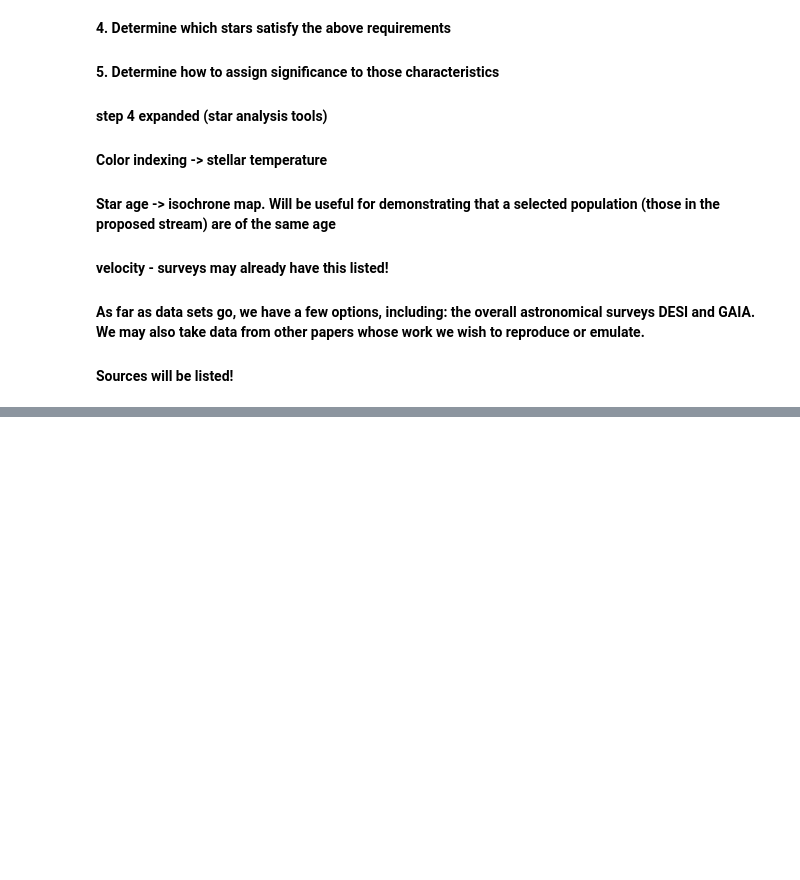
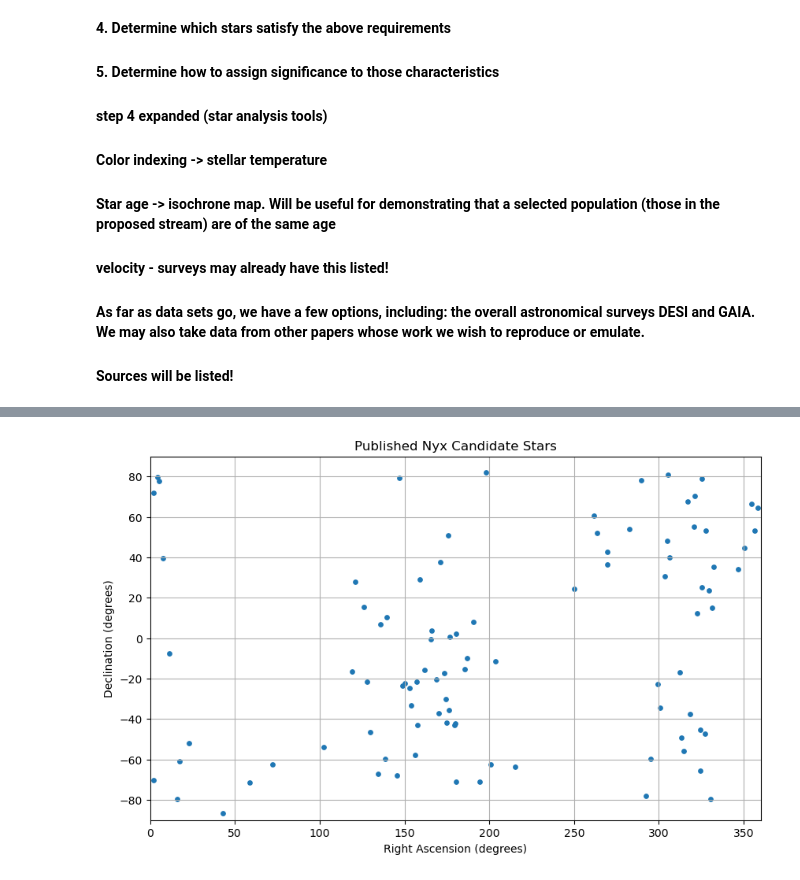
Before and after one commit to willmhstelter/Stelter434, a Jupyter notebook: Lab5_Stelter.ipynb, the cells around one changed output, grey strips where cells are left out. Drawn from its saved outputs; the diff is of its cells as text; code cells hidden in the pictures; blank space fills up the shorter version.

```diff
--- a/Lab5_Stelter.ipynb
+++ b/Lab5_Stelter.ipynb
@@ -28,0 +97,30 @@
+# %%
+# Set
+# Extract right ascension
+ra = data['ra'].to_numpy()
+
+# Extract declination
+dec = data['dec'].to_numpy()
+
+# Extract Gaia G-band magnitude
+g_mag = data['phot_g_mean_mag'].to_numpy()
+
+# Extract Gaia source identifiers
+source_id = data['source_id'].to_numpy()
+# %%
+# plot the positions of the Nyx candidates
+plt.figure(figsize=(10, 6))
+
+plt.scatter(ra, dec, s=15)
+
+plt.xlabel('Right Ascension (degrees)')
+plt.ylabel('Declination (degrees)')
+plt.title('Published Nyx Candidate Stars')
+
+plt.xlim(0, 360)
+plt.ylim(-90, 90)
+
+plt.grid()
+plt.show()
+# %% [output]
+[figure, added]
```
Also changed, not shown: parts of 7 cells of this notebook.
